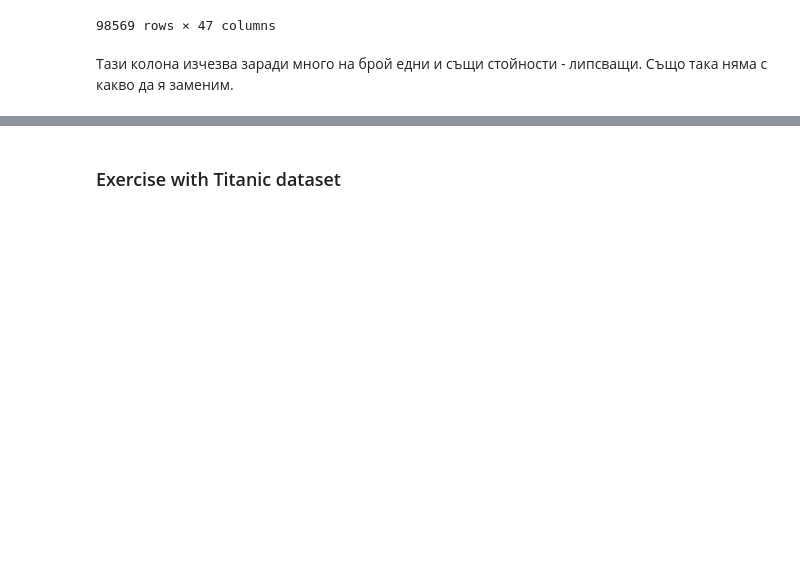
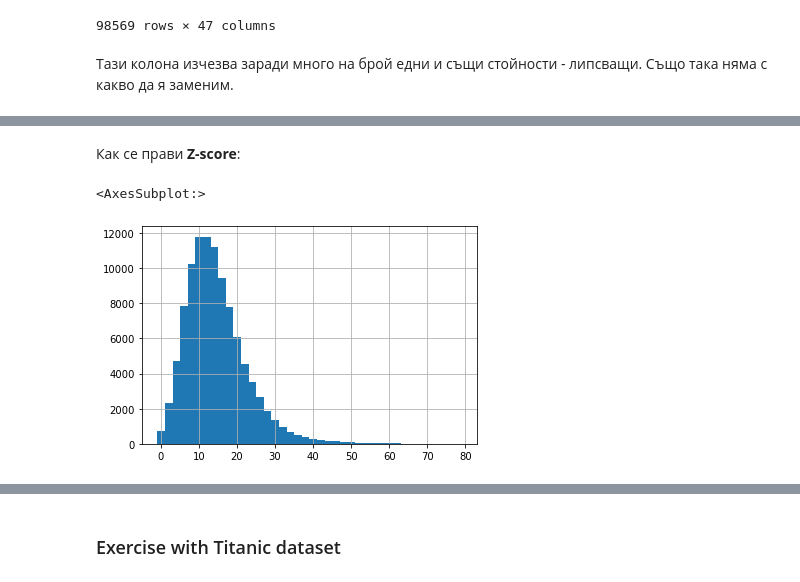
Before and after one commit to GalkaKG/Machine-Learning, a Jupyter notebook: 01.Introduction to Machine Learning/01.Introduction to Machine Learning.ipynb, the cells around one changed output, grey strips where cells are left out. Cells and saved outputs as stored; diff of their text form; code cells hidden in the pictures; blank space fills up the shorter version.

```diff
--- a/01.Introduction to Machine Learning/01.Introduction to Machine Learning.ipynb
+++ b/01.Introduction to Machine Learning/01.Introduction to Machine Learning.ipynb
@@ -351,0 +382,7 @@ attributes = attributes.drop(columns = ["weight"])
+# %% [markdown]
+Как се прави **Z-score**:
+# %%
+(diabetes_data.num_medications - diabetes_data.num_medications.mean() / diabetes_data.num_medications.std()).hist(bins = 40)
+# %% [output]
+<AxesSubplot:>
+[figure, added]
```
Also changed, not shown: parts of 11 cells of this notebook.
